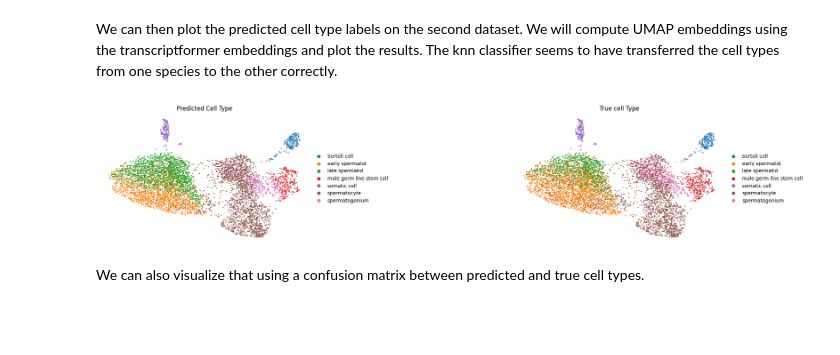
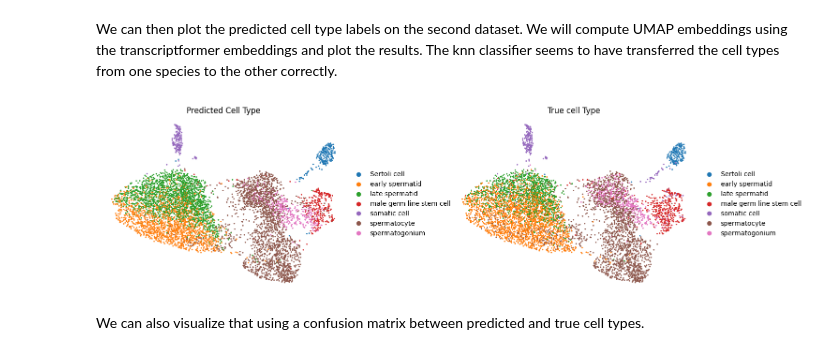
Before and after one commit to czi-ai/transcriptformer, a Jupyter notebook: notebooks/celltype-classification-across-species.ipynb, the cells around one changed output. Drawn from its saved outputs; the diff is of its cells as text; code cells hidden in the pictures; blank space fills up the shorter version.

```diff
--- a/notebooks/celltype-classification-across-species.ipynb
+++ b/notebooks/celltype-classification-across-species.ipynb
@@ -131,14 +131,14 @@ The knn classifier seems to have transferred the cell types from one species to
 # %%
 sc.pl.umap(
     adata_map,
     color=['predicted_cell_type', "cell_type"],
     ncols=2,
     frameon=False,
-    wspace=0.8,  # Add space between plots
+    wspace=0.3,  # Add space between plots
     title=['Predicted Cell Type', 'True cell Type'],  # Add descriptive titles
 )
 # %% [output]
-[figure, old version]
+[figure, new version]
 # %% [markdown]
 We can also visualize that using a confusion matrix between predicted and true cell types.
 # %%
```
Also changed, not shown: parts of 1 cell of this notebook.
